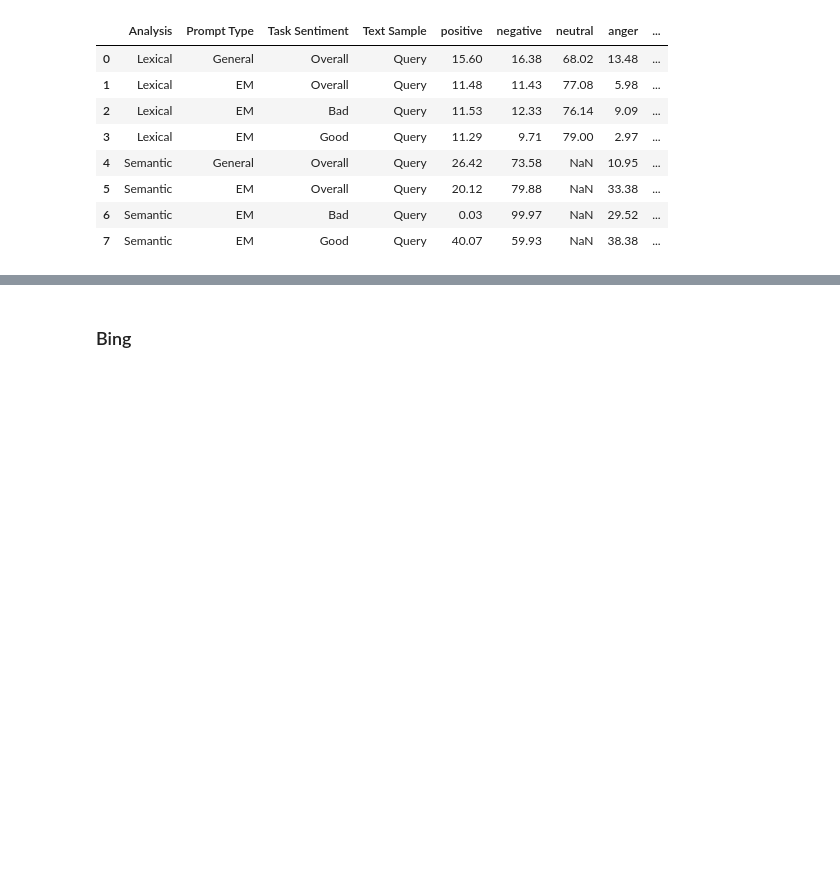
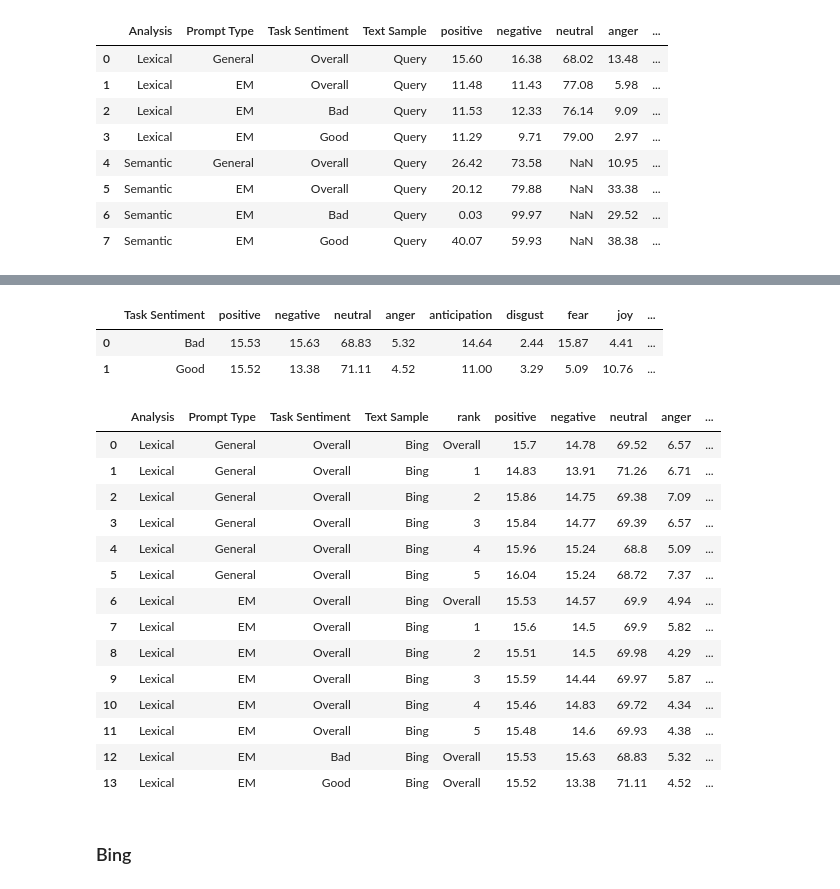
Before and after one commit to HrishitaC/InsideOut2, a Jupyter notebook: Code/analysis.ipynb, the cells around one changed output, grey strips where cells are left out. Cells and saved outputs as stored; diff of their text form; code cells hidden in the pictures; blank space fills up the shorter version.

```diff
--- a/Code/analysis.ipynb
+++ b/Code/analysis.ipynb
@@ -15,11 +15,12 @@ gemma_lexicon["Task Sentiment"] = [queries.loc[queries["QID"]==qid]["Task Sentim
 gemma_semantic = pd.read_csv("../Results/SIGIR_semantic_queryWise_gemmaEP.csv")
 gemma_semantic["Task Sentiment"] = [queries.loc[queries["QID"]==qid]["Task Sentiment"].values[0] for qid in gemma_semantic["QID"]]
 
-
 gpt_lexicon = pd.read_csv("../Results/SIGIR_lexicon_queryWise_gptEP.csv")
 gpt_lexicon["Task Sentiment"] = [queries.loc[queries["QID"]==qid]["Task Sentiment"].values[0] for qid in gpt_lexicon["QID"]]
 gpt_semantic = pd.read_csv("../Results/SIGIR_semantic_queryWise_gptEP.csv")
 gpt_semantic["Task Sentiment"] = [queries.loc[queries["QID"]==qid]["Task Sentiment"].values[0] for qid in gpt_semantic["QID"]]
+
+IO_lexicon = pd.read_csv("../Results/SIGIR_InsideOut_lexicon_EP.csv")
 
 bing_lexicon = pd.read_csv("../Results/SIGIR_lexicon_queryWise_bingEP.csv")
 bing_lexicon = bing_lexicon.loc[bing_lexicon["rank"]<6]
@@ -96,0 +116,10 @@ queries_avg
+# %%
+IO_lexicon_GEN_rankwise = IO_lexicon.loc[IO_lexicon["QID"].str.startswith("qGEN")].groupby("rank").mean(numeric_only=True).round(2).reset_index()
+IO_lexicon_GEN_overall = IO_lexicon.loc[IO_lexicon["QID"].str.startswith("qGEN")].mean(numeric_only=True).round(2).drop("rank")
+IO_lexicon_GEN_overall["rank"] = "Overall"
+IO_lexicon_GEN_results = pd.concat([IO_lexicon_GEN_overall.to_frame().T, IO_lexicon_GEN_rankwise], ignore_index=True)
+IO_lexicon_GEN_results["Prompt Type"] = ["General"]*len(IO_lexicon_GEN_results)
+IO_lexicon_GEN_results["Text Sample"] = ["Bing"]*len(IO_lexicon_GEN_results)
+IO_lexicon_GEN_results["Task Sentiment"] = ["Overall"]*len(IO_lexicon_GEN_results)
+IO_lexicon_GEN_results["Analysis"] = ["Lexical"]*len(IO_lexicon_GEN_results)
+IO_lexicon_GEN_results
@@ -96,0 +134,10 @@ queries_avg
+# %%
+IO_lexicon_EM_rankwise = IO_lexicon.loc[IO_lexicon["QID"].str.startswith("qEM")].groupby("rank").mean(numeric_only=True).round(2).reset_index()
+IO_lexicon_EM_overall = IO_lexicon.loc[IO_lexicon["QID"].str.startswith("qEM")].mean(numeric_only=True).round(2).drop("rank")
+IO_lexicon_EM_overall["rank"] = "Overall"
+IO_lexicon_EM_results = pd.concat([IO_lexicon_EM_overall.to_frame().T, IO_lexicon_EM_rankwise], ignore_index=True)
+IO_lexicon_EM_results["Prompt Type"] = ["EM"]*len(IO_lexicon_EM_results)
+IO_lexicon_EM_results["Text Sample"] = ["Bing"]*len(IO_lexicon_EM_results)
+IO_lexicon_EM_results["Task Sentiment"] = ["Overall"]*len(IO_lexicon_EM_results)
+IO_lexicon_EM_results["Analysis"] = ["Lexical"]*len(IO_lexicon_EM_results)
+IO_lexicon_EM_results
@@ -97,3 +152,35 @@ queries_avg
+# %%
+IO_lexicon_EM_task_sentiment = IO_lexicon.loc[IO_lexicon["QID"].str.startswith("qEM")].groupby("Task Sentiment").mean(numeric_only=True).round(2).drop(["rank"], axis=1).reset_index()
+IO_lexicon_EM_task_sentiment["Prompt Type"] = ["EM"]*len(IO_lexicon_EM_task_sentiment)
+IO_lexicon_EM_task_sentiment["rank"] = ["Overall"]*len(IO_lexicon_EM_task_sentiment)
+IO_lexicon_EM_task_sentiment["Text Sample"] = ["Bing"]*len(IO_lexicon_EM_task_sentiment)
+IO_lexicon_EM_task_sentiment["Analysis"] = ["Lexical"]*len(IO_lexicon_EM_task_sentiment)
+IO_lexicon_EM_task_sentiment
+# %% [output]
+|  | Task Sentiment | positive | negative | neutral | anger | anticipation | disgust | fear | joy | ... |
+| 0 | Bad | 15.53 | 15.63 | 68.83 | 5.32 | 14.64 | 2.44 | 15.87 | 4.41 | ... |
+| 1 | Good | 15.52 | 13.38 | 71.11 | 4.52 | 11.00 | 3.29 | 5.09 | 10.76 | ... |
+# %%
+IO_lexicon_avg = pd.concat([IO_lexicon_GEN_results, IO_lexicon_EM_results, IO_lexicon_EM_task_sentiment], ignore_index=True)
+IO_avg = IO_lexicon_avg.loc[:, ["Analysis", "Prompt Type", "Task Sentiment", "Text Sample", "rank"]+queries_lexicon.drop(["QID", "Task Sentiment"], axis=1).columns.tolist()]
+IO_avg.to_csv("../Results/SIGIR_IO_avg_EP.csv", index=False)
+IO_avg
+# %% [output]
+|  | Analysis | Prompt Type | Task Sentiment | Text Sample | rank | positive | negative | neutral | anger | ... |
+| 0 | Lexical | General | Overall | Bing | Overall | 15.7 | 14.78 | 69.52 | 6.57 | ... |
+| 1 | Lexical | General | Overall | Bing | 1 | 14.83 | 13.91 | 71.26 | 6.71 | ... |
+| 2 | Lexical | General | Overall | Bing | 2 | 15.86 | 14.75 | 69.38 | 7.09 | ... |
+| 3 | Lexical | General | Overall | Bing | 3 | 15.84 | 14.77 | 69.39 | 6.57 | ... |
+| 4 | Lexical | General | Overall | Bing | 4 | 15.96 | 15.24 | 68.8 | 5.09 | ... |
+| 5 | Lexical | General | Overall | Bing | 5 | 16.04 | 15.24 | 68.72 | 7.37 | ... |
+| 6 | Lexical | EM | Overall | Bing | Overall | 15.53 | 14.57 | 69.9 | 4.94 | ... |
+| 7 | Lexical | EM | Overall | Bing | 1 | 15.6 | 14.5 | 69.9 | 5.82 | ... |
+| 8 | Lexical | EM | Overall | Bing | 2 | 15.51 | 14.5 | 69.98 | 4.29 | ... |
+| 9 | Lexical | EM | Overall | Bing | 3 | 15.59 | 14.44 | 69.97 | 5.87 | ... |
+| 10 | Lexical | EM | Overall | Bing | 4 | 15.46 | 14.83 | 69.72 | 4.34 | ... |
+| 11 | Lexical | EM | Overall | Bing | 5 | 15.48 | 14.6 | 69.93 | 4.38 | ... |
+| 12 | Lexical | EM | Bad | Bing | Overall | 15.53 | 15.63 | 68.83 | 5.32 | ... |
+| 13 | Lexical | EM | Good | Bing | Overall | 15.52 | 13.38 | 71.11 | 4.52 | ... |
 # %% [markdown]
 ### Bing
 # %%
```
Also changed, not shown: parts of 12 cells of this notebook, 9 other files.
